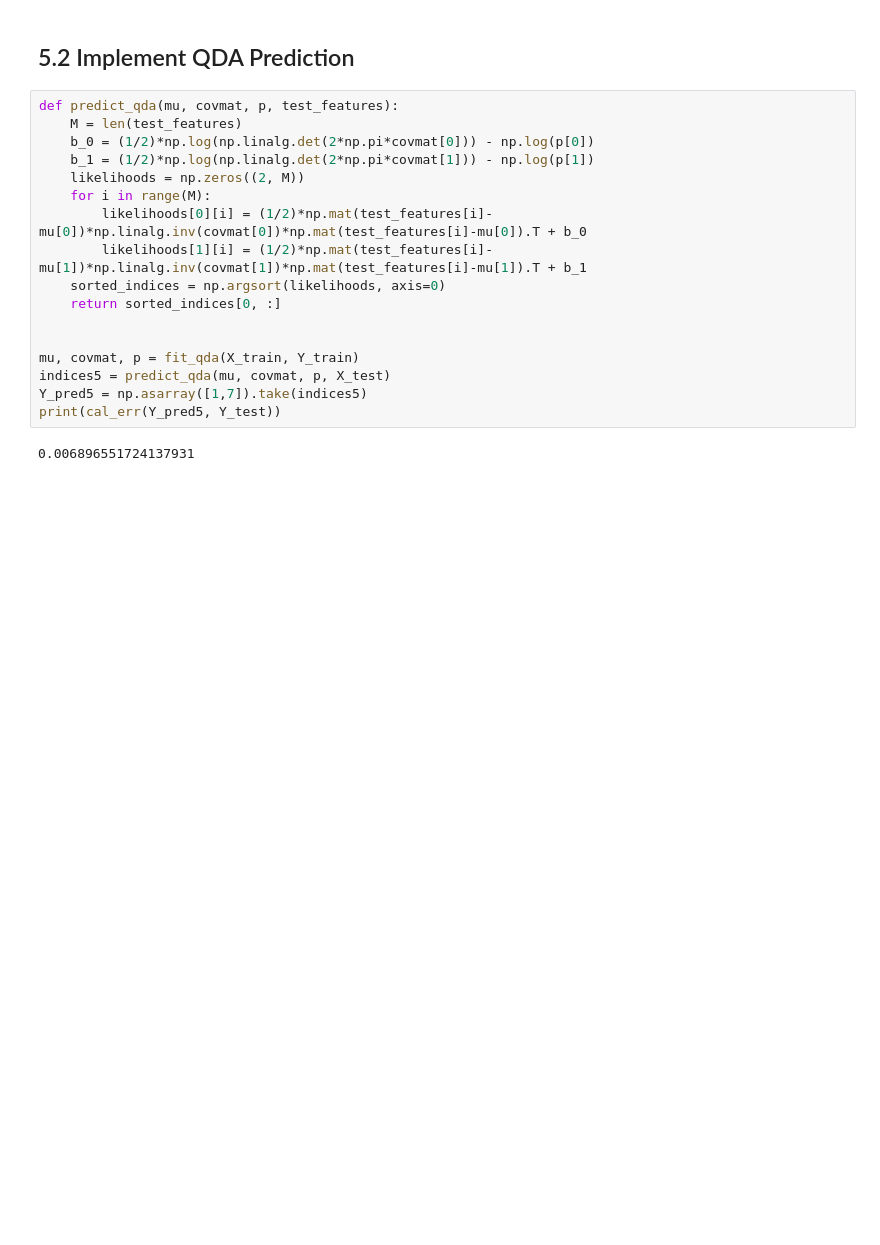
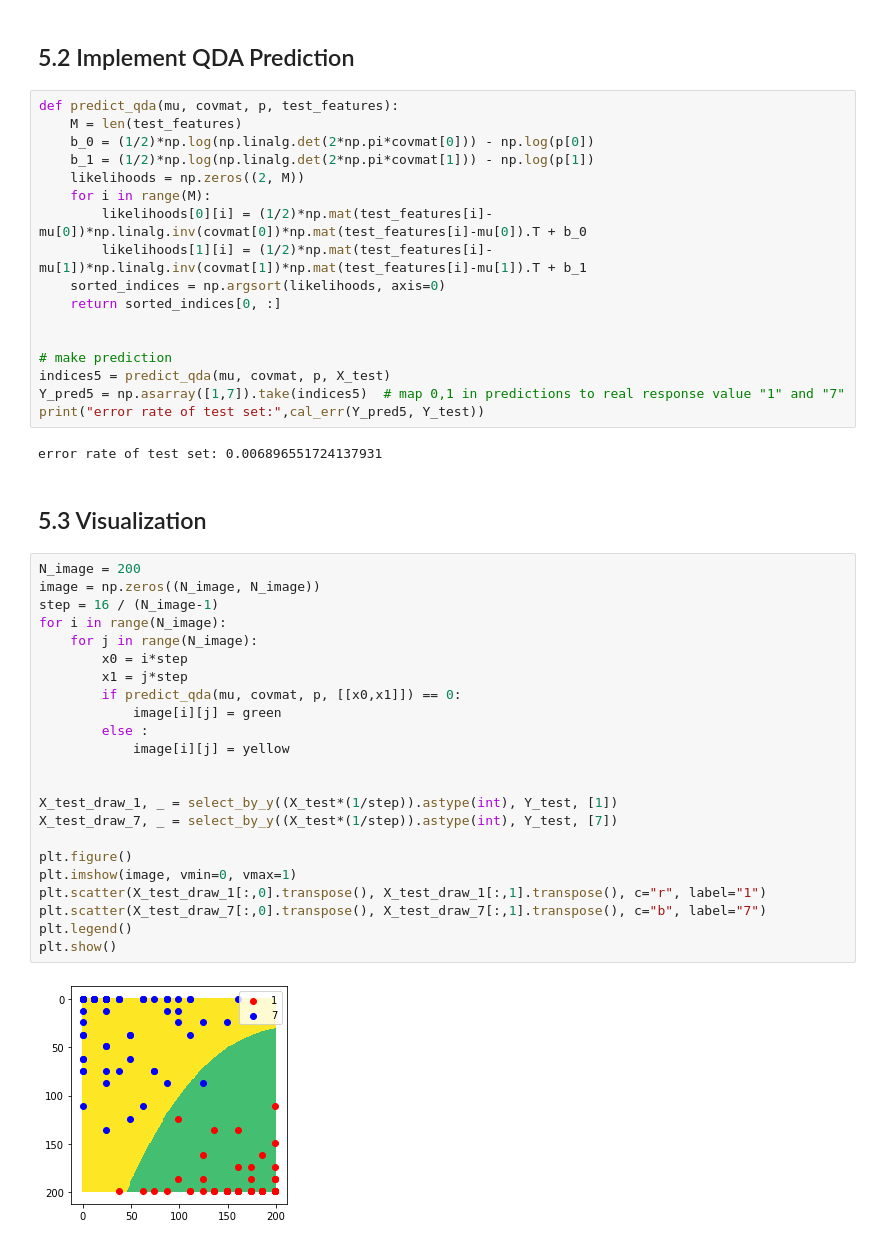
Before and after one commit to gitdxj/QDA-and-LDA, a Jupyter notebook: solution.ipynb, the cells around one changed output. Cells and saved outputs as stored; diff of their text form; blank space fills up the shorter version.

```diff
--- a/solution.ipynb
+++ b/solution.ipynb
@@ -214,9 +221,36 @@ def predict_qda(mu, covmat, p, test_features):
     return sorted_indices[0, :]
 
 
-mu, covmat, p = fit_qda(X_train, Y_train)
+# make prediction
 indices5 = predict_qda(mu, covmat, p, X_test)
-Y_pred5 = np.asarray([1,7]).take(indices5)
-print(cal_err(Y_pred5, Y_test))
+Y_pred5 = np.asarray([1,7]).take(indices5)  # map 0,1 in predictions to real response value "1" and "7"
+print("error rate of test set:",cal_err(Y_pred5, Y_test))
 # %% [output]
-0.006896551724137931
+error rate of test set: 0.006896551724137931
+# %% [markdown]
+## 5.3 Visualization
+# %%
+N_image = 200
+image = np.zeros((N_image, N_image))
+step = 16 / (N_image-1)
+for i in range(N_image):
+    for j in range(N_image):
+        x0 = i*step
+        x1 = j*step
+        if predict_qda(mu, covmat, p, [[x0,x1]]) == 0:
+            image[i][j] = green
+        else :
+            image[i][j] = yellow
+
+
+X_test_draw_1, _ = select_by_y((X_test*(1/step)).astype(int), Y_test, [1])
+X_test_draw_7, _ = select_by_y((X_test*(1/step)).astype(int), Y_test, [7])
+
+plt.figure()
+plt.imshow(image, vmin=0, vmax=1)
+plt.scatter(X_test_draw_1[:,0].transpose(), X_test_draw_1[:,1].transpose(), c="r", label="1")
+plt.scatter(X_test_draw_7[:,0].transpose(), X_test_draw_7[:,1].transpose(), c="b", label="7")
+plt.legend()
+plt.show()
+# %% [output]
+[figure, added]
```
Also changed, not shown: parts of 10 cells of this notebook.
